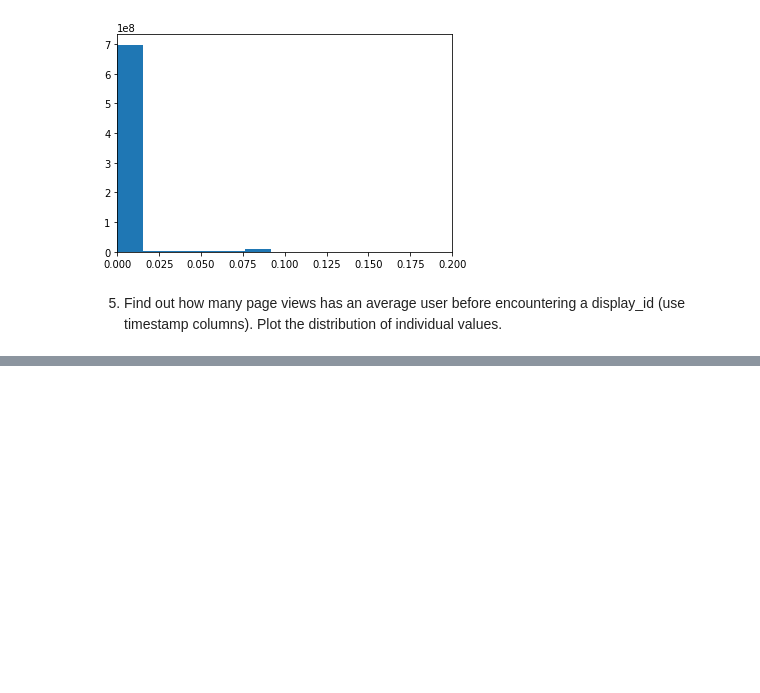
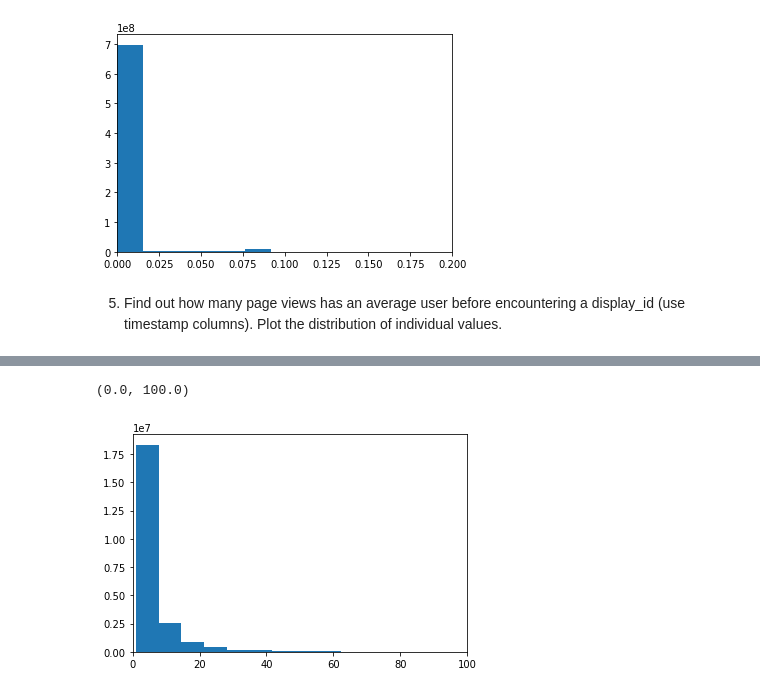
Before and after one commit to adcoh/Y-Data-Large-Scale-ML, a Jupyter notebook: spark-hw1.ipynb, the cells around one changed output, grey strips where cells are left out. Cells and saved outputs as stored; diff of their text form; code cells hidden in the pictures; blank space fills up the shorter version.

```diff
--- a/spark-hw1.ipynb
+++ b/spark-hw1.ipynb
@@ -497,0 +521,9 @@ AnalysisException: 'Path does not exist: hdfs://ip-172-31-13-168.us-east-2.compu
+# %%
+%%time
+view_counts = se.read.parquet("/view_count_to_clk_per_user.parquet").rdd\
+    .map(lambda x: x.view_count)\
+    .collect()
+print(f'Average Views Until Click: {np.mean(view_counts)}')
+_ = plt.hist(view_counts, bins=100)
+plt.xlim(0, 100)
+# %% [output]
@@ -497,0 +533,2 @@ AnalysisException: 'Path does not exist: hdfs://ip-172-31-13-168.us-east-2.compu
+(0.0, 100.0)
+[figure, added]
```
Also changed, not shown: parts of 9 cells of this notebook.
